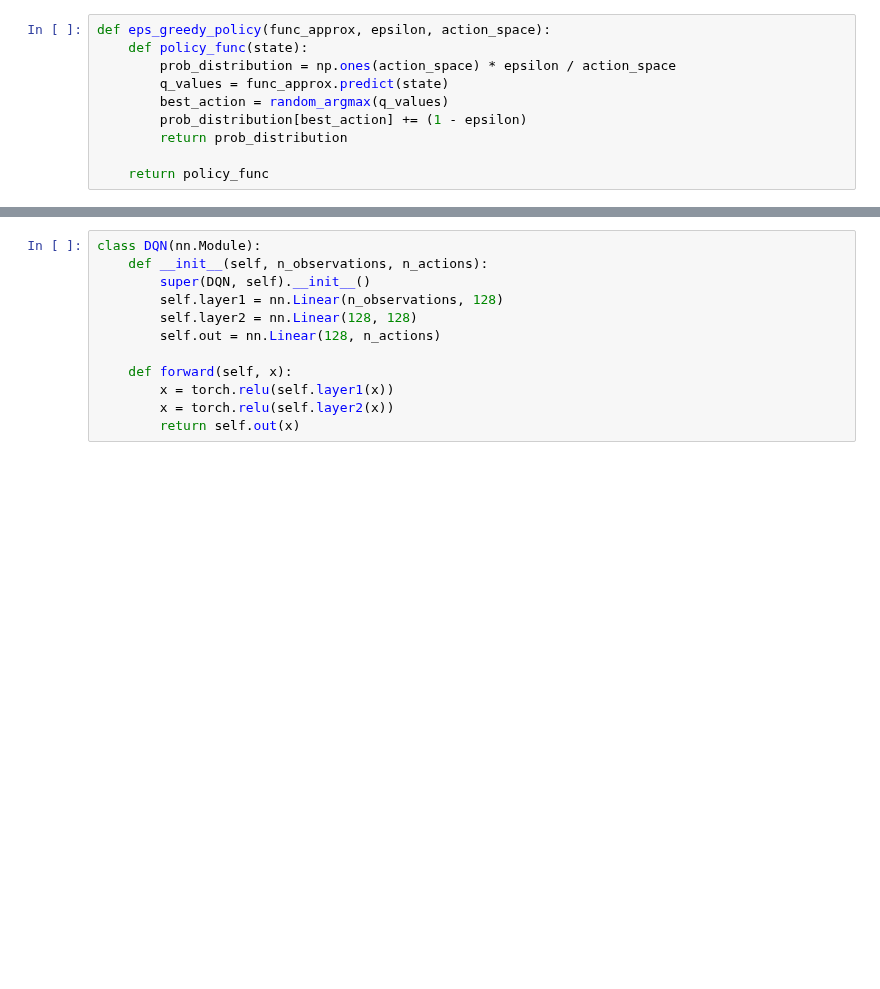
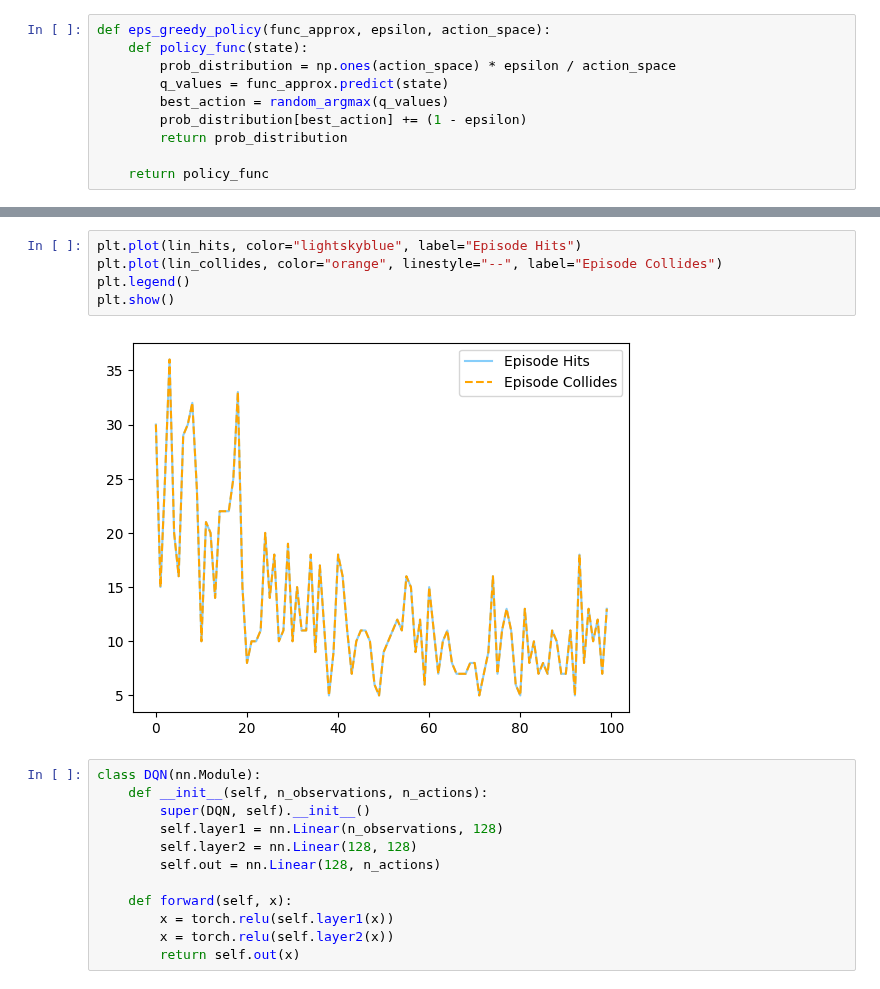
Before and after one commit to kuimetra/reinforcement_learning, a Jupyter notebook: problem_set5/function_approximation.ipynb, the cells around one changed output, grey strips where cells are left out. Drawn from its saved outputs; the diff is of its cells as text; blank space fills up the shorter version.

```diff
--- a/problem_set5/function_approximation.ipynb
+++ b/problem_set5/function_approximation.ipynb
@@ -160,3 +181,10 @@ plt.show()
+# %%
+plt.plot(lin_hits, color="lightskyblue", label="Episode Hits")
+plt.plot(lin_collides, color="orange", linestyle="--", label="Episode Collides")
+plt.legend()
+plt.show()
+# %% [output]
+[figure, added]
 # %%
 class DQN(nn.Module):
     def __init__(self, n_observations, n_actions):
```
Also changed, not shown: parts of 7 cells of this notebook.
